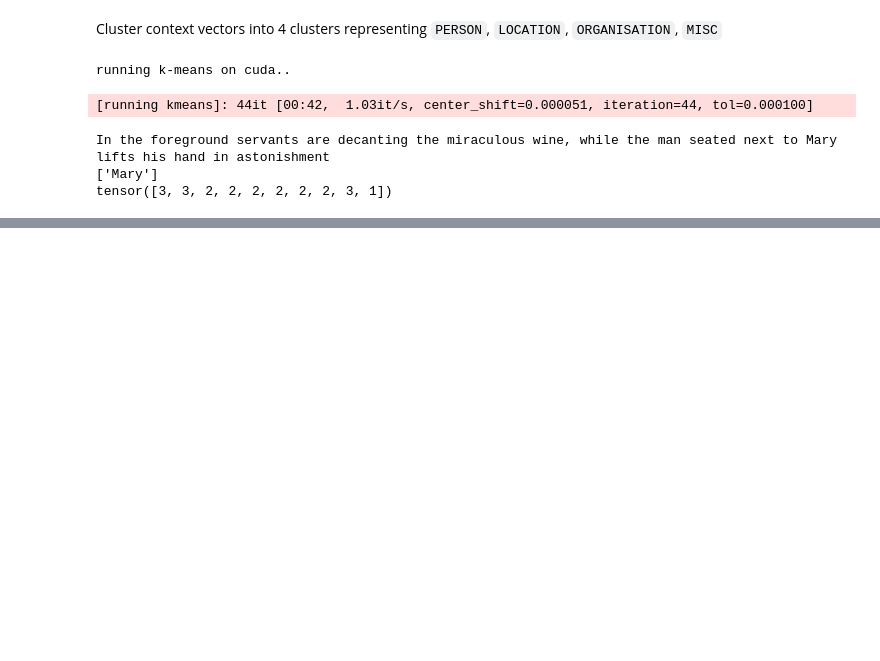
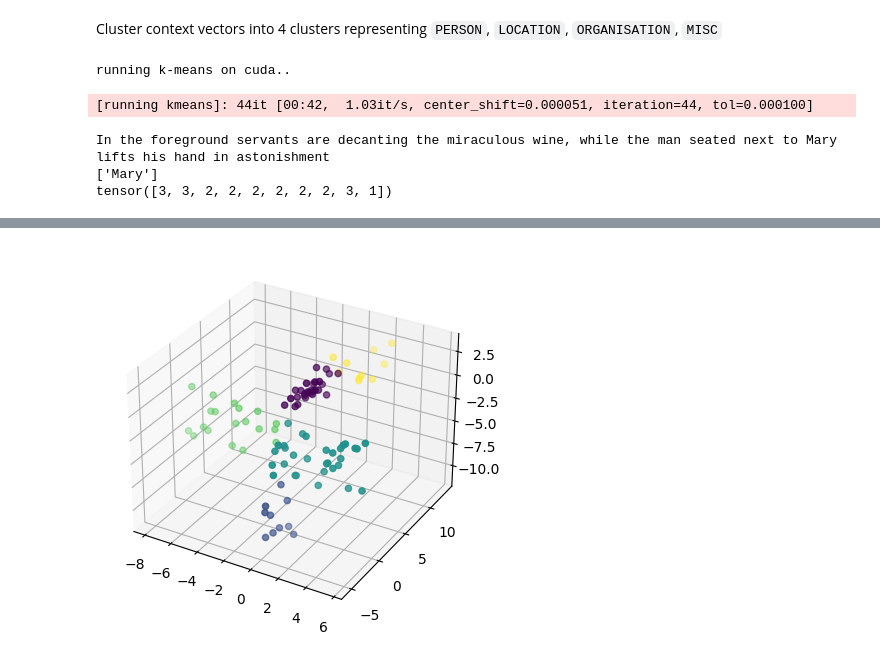
Before and after one commit to wrmthorne/Unsupervised-NER, a Jupyter notebook: My Idea/test_notebook.ipynb, the cells around one changed output, grey strips where cells are left out. Saved outputs shown, nothing was run; the diff lists cells and outputs as text; code cells hidden in the pictures; blank space fills up the shorter version.

```diff
--- a/My Idea/test_notebook.ipynb
+++ b/My Idea/test_notebook.ipynb
@@ -108,0 +126,13 @@ tensor([3, 3, 2, 2, 2, 2, 2, 2, 3, 1])
+# %%
+from sklearn.cluster import KMeans
+
+kmeans = KMeans(n_clusters=5, random_state=0).fit(shifted_data)
+cluster_indices = kmeans.predict(shifted_data)
+
+fig = plt.figure()
+ax = plt.axes(projection='3d')
+ax.scatter(shifted_data[:, 0], shifted_data[:, 1], shifted_data[:, 2], c=cluster_indices)
+
+plt.show()
+# %% [output]
+[figure, added]
```
Also changed, not shown: parts of 3 cells of this notebook, 1 other file.
